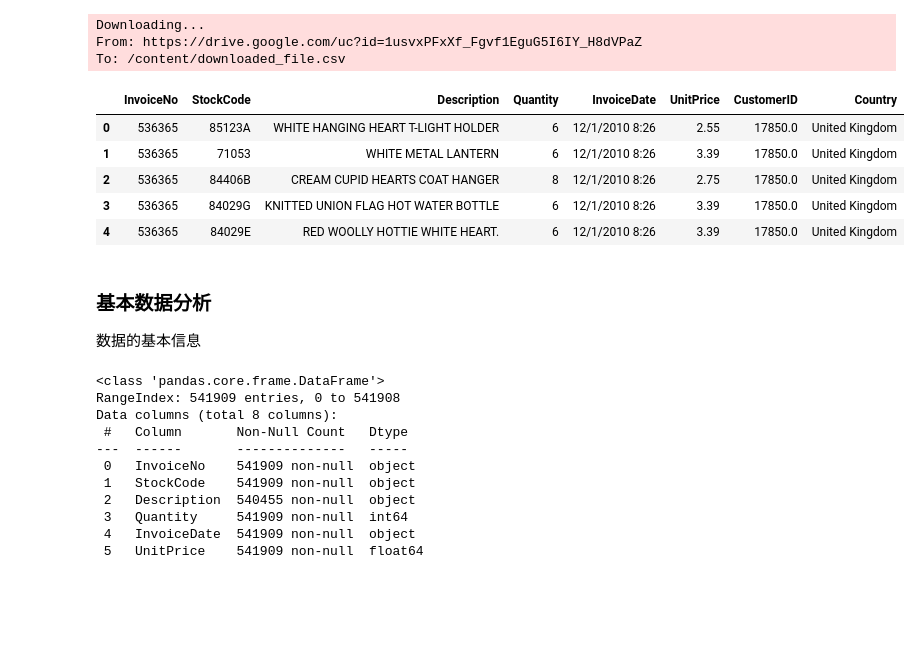
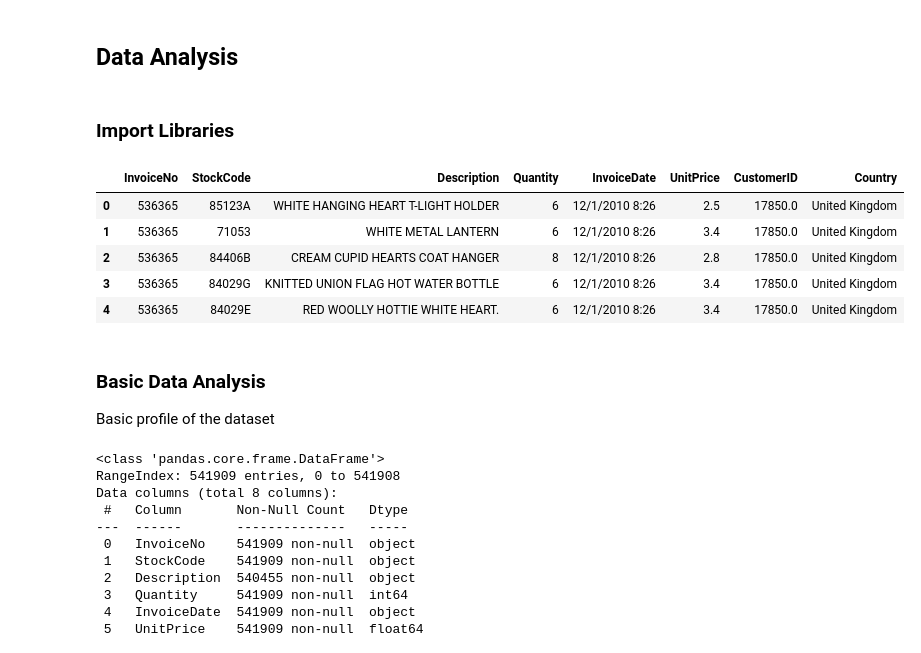
Before and after one commit to fanyang-888/RFM, a Jupyter notebook: rfm_customer_segmentation.ipynb, the cells around one changed output. Drawn from its saved outputs; the diff is of its cells as text; code cells hidden in the pictures; blank space fills up the shorter version.

```diff
--- a/rfm_customer_segmentation.ipynb
+++ b/rfm_customer_segmentation.ipynb
@@ -37,0 +11,4 @@ TaipeiSansTCBeta-Re 100%[===================>]  19.70M  49.1MB/s    in 0.4s
+# %% [markdown]
+## Data Analysis
+# %% [markdown]
+### Import Libraries
@@ -55,51 +38,42 @@ plt.style.use('bmh') # ggplot fivethirtyeight
 pd.set_option('display.max_columns', None)  # 显示所有列
 pd.set_option('display.float_format', lambda x: '%.1f' % x)  # 设置浮点数的显示格式
 # %%
-import gdown
+from pathlib import Path
 import pandas as pd
 import numpy as np
 import io
 
-def load_from_drive(file_id, file_type, encoding='utf-8'):
-    # 构建下载URL
-    download_url = f'https://drive.google.com/uc?id={file_id}'
+def load_local_data(file_path, file_type='csv', encoding='utf-8'):
+    file_path = Path(file_path)
+    if not file_path.exists():
+        raise FileNotFoundError(f'File not found: {file_path}')
 
-    # 设置下载的文件名
-    output = f'downloaded_file.{file_type}'
-
-    # 下载文件
-    gdown.download(download_url, output, quiet=False)
-
-    # 根据文件扩展名选择读取方式
     if file_type == 'csv':
-        data = pd.read_csv(output, encoding = encoding)  # 读取CSV文件
+        data = pd.read_csv(file_path, encoding=encoding)
     elif file_type == 'xlsx':
-        data = pd.read_excel(output)  # 读取Excel文件
+        data = pd.read_excel(file_path)
     else:
         raise ValueError("Unsupported file type. Please use 'csv' or 'xlsx'.")
 
     return data
 
-# 示例使用
+# Example usage (local dataset)
 
-file_id = '1usvxPFxXf_Fgvf1EguG5I6IY_H8dVPaZ'  # 替换为你的文件ID
-file_type = 'csv'  # 替换为文件类型 'csv' 或 'xlsx'
-df = load_from_drive(file_id, file_type, encoding = 'ISO-8859-1')
+local_path = 'rfm_stock_data.csv'
+file_type = 'csv'
+df = load_local_data(local_path, file_type, encoding='ISO-8859-1')
 df.head()
 # %% [output]
-Downloading...
-From: https://drive.google.com/uc?id=1usvxPFxXf_Fgvf1EguG5I6IY_H8dVPaZ
-To: /content/downloaded_file.csv
 |  | InvoiceNo | StockCode | Description | Quantity | InvoiceDate | UnitPrice | CustomerID | Country |
-| 0 | 536365 | 85123A | WHITE HANGING HEART T-LIGHT HOLDER | 6 | 12/1/2010 8:26 | 2.55 | 17850.0 | United Kingdom |
-| 1 | 536365 | 71053 | WHITE METAL LANTERN | 6 | 12/1/2010 8:26 | 3.39 | 17850.0 | United Kingdom |
-| 2 | 536365 | 84406B | CREAM CUPID HEARTS COAT HANGER | 8 | 12/1/2010 8:26 | 2.75 | 17850.0 | United Kingdom |
-| 3 | 536365 | 84029G | KNITTED UNION FLAG HOT WATER BOTTLE | 6 | 12/1/2010 8:26 | 3.39 | 17850.0 | United Kingdom |
-| 4 | 536365 | 84029E | RED WOOLLY HOTTIE WHITE HEART. | 6 | 12/1/2010 8:26 | 3.39 | 17850.0 | United Kingdom |
+| 0 | 536365 | 85123A | WHITE HANGING HEART T-LIGHT HOLDER | 6 | 12/1/2010 8:26 | 2.5 | 17850.0 | United Kingdom |
+| 1 | 536365 | 71053 | WHITE METAL LANTERN | 6 | 12/1/2010 8:26 | 3.4 | 17850.0 | United Kingdom |
+| 2 | 536365 | 84406B | CREAM CUPID HEARTS COAT HANGER | 8 | 12/1/2010 8:26 | 2.8 | 17850.0 | United Kingdom |
+| 3 | 536365 | 84029G | KNITTED UNION FLAG HOT WATER BOTTLE | 6 | 12/1/2010 8:26 | 3.4 | 17850.0 | United Kingdom |
+| 4 | 536365 | 84029E | RED WOOLLY HOTTIE WHITE HEART. | 6 | 12/1/2010 8:26 | 3.4 | 17850.0 | United Kingdom |
-# %% [markdown]
-### 基本数据分析
-
-数据的基本信息
+# %% [markdown]
+### Basic Data Analysis
+
+Basic profile of the dataset
 # %%
 df.info()
 # %% [output]
```
Also changed, not shown: parts of 33 cells of this notebook, 5 other files.
